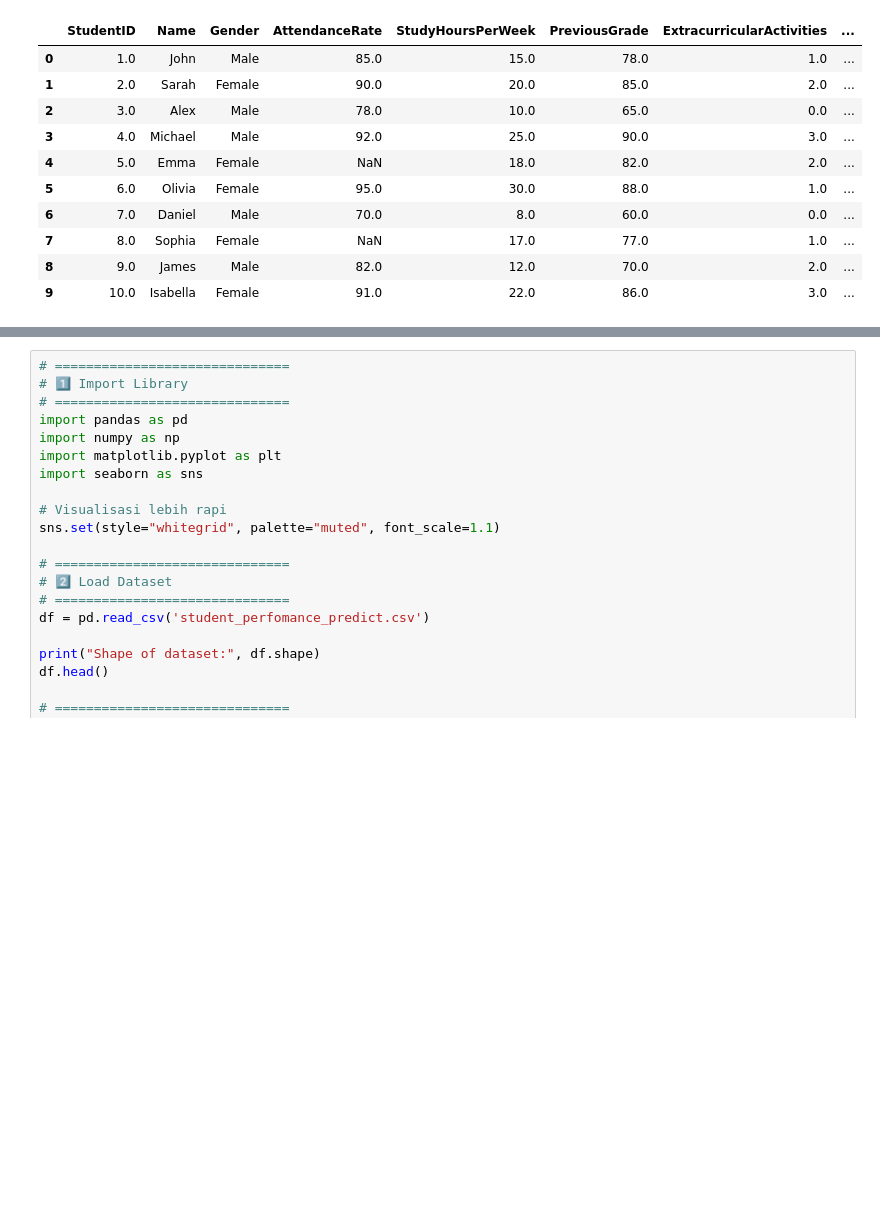
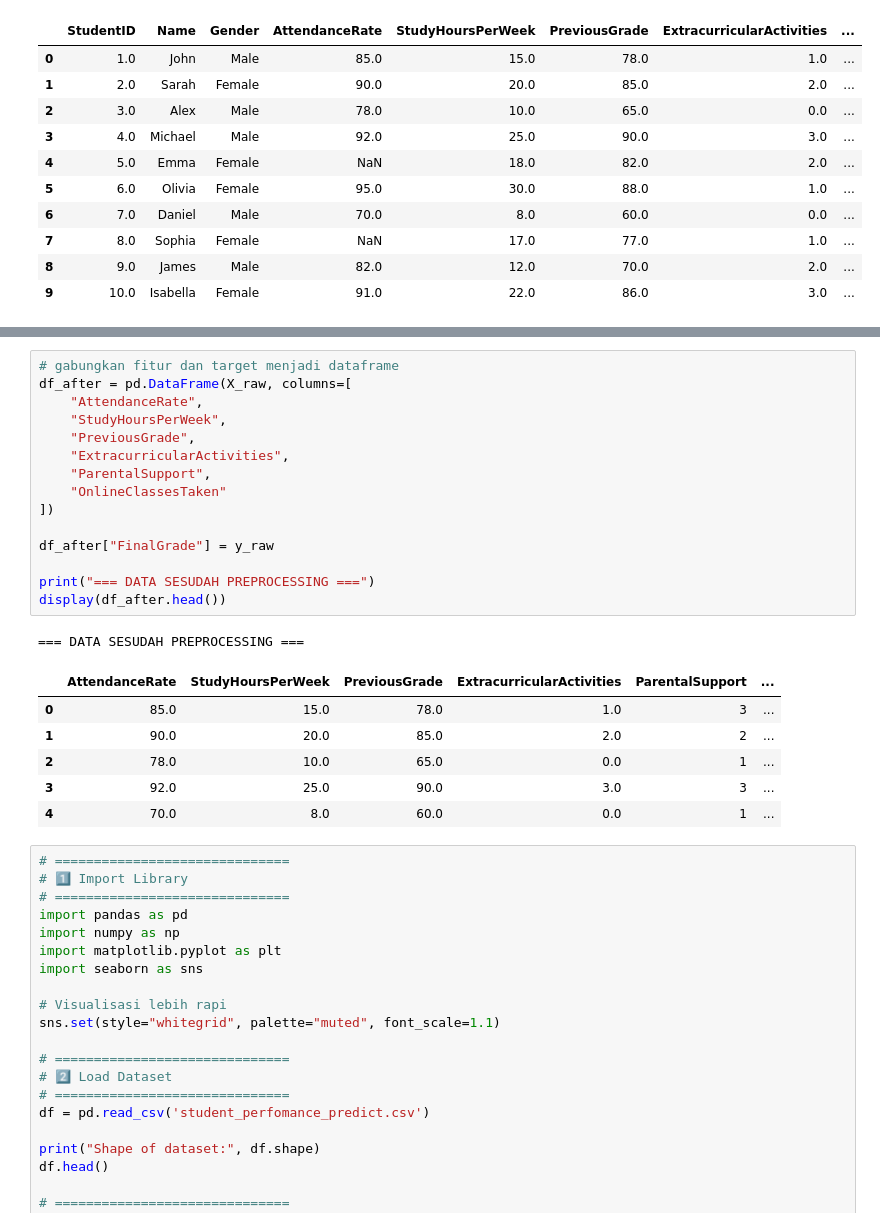
Before and after one commit to TomasBeckett/Machine_Learning, a Jupyter notebook: EDA.ipynb, the cells around one changed output, grey strips where cells are left out. Drawn from its saved outputs; the diff is of its cells as text; blank space fills up the shorter version.

```diff
--- a/EDA.ipynb
+++ b/EDA.ipynb
@@ -76,3 +91,26 @@ dtype: int64
+# %%
+# gabungkan fitur dan target menjadi dataframe
+df_after = pd.DataFrame(X_raw, columns=[
+    "AttendanceRate",
+    "StudyHoursPerWeek",
+    "PreviousGrade",
+    "ExtracurricularActivities",
+    "ParentalSupport",
+    "OnlineClassesTaken"
+])
+
+df_after["FinalGrade"] = y_raw
+
+print("=== DATA SESUDAH PREPROCESSING ===")
+display(df_after.head())
+# %% [output]
+=== DATA SESUDAH PREPROCESSING ===
+|  | AttendanceRate | StudyHoursPerWeek | PreviousGrade | ExtracurricularActivities | ParentalSupport | ... |
+| 0 | 85.0 | 15.0 | 78.0 | 1.0 | 3 | ... |
+| 1 | 90.0 | 20.0 | 85.0 | 2.0 | 2 | ... |
+| 2 | 78.0 | 10.0 | 65.0 | 0.0 | 1 | ... |
+| 3 | 92.0 | 25.0 | 90.0 | 3.0 | 3 | ... |
+| 4 | 70.0 | 8.0 | 60.0 | 0.0 | 1 | ... |
 # %%
 # ==============================
 # 1️⃣ Import Library
```
Also changed, not shown: parts of 1 cell of this notebook.
